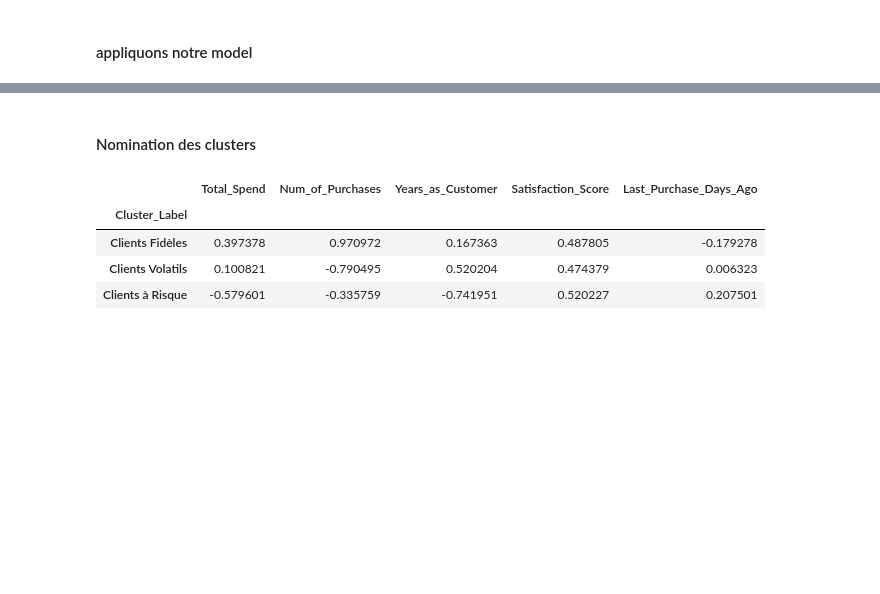
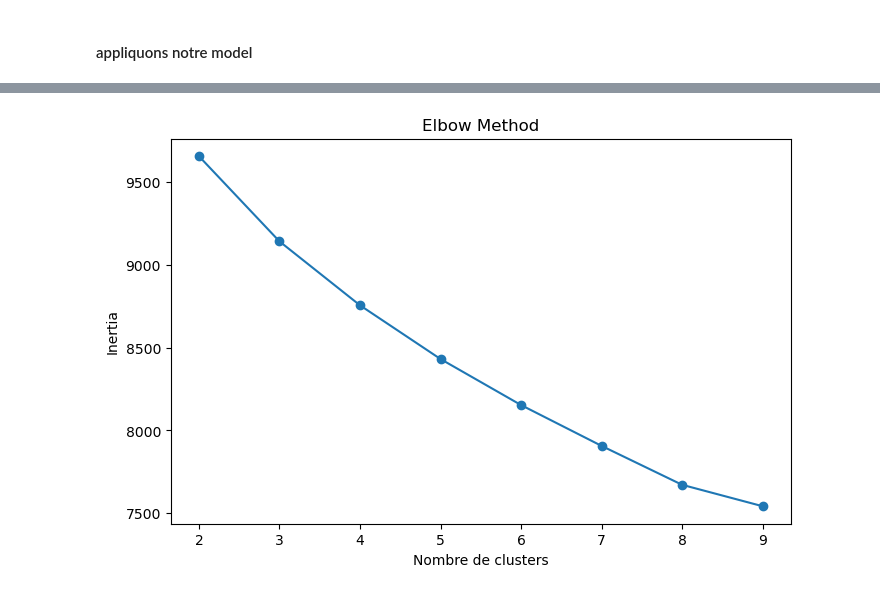
Before and after one commit to DZjeff05/Pr-diction-du-churn-client, a Jupyter notebook: notebook_for_ML/Non_supervisé.ipynb, the cells around one changed output, grey strips where cells are left out. Drawn from its saved outputs; the diff is of its cells as text; code cells hidden in the pictures; blank space fills up the shorter version.

```diff
--- a/notebook_for_ML/Non_supervisé.ipynb
+++ b/notebook_for_ML/Non_supervisé.ipynb
@@ -262,6 +207,0 @@ X = df_encoded.copy()
-# %%
-inertia = []
-for k in range(2,10):
-    km = KMeans(n_clusters=k, random_state=42)
-    km.fit(X)
-    inertia.append(km.inertia_)
@@ -323,2 +207,0 @@ cluster_profile
-# %% [markdown]
-#### Nomination des clusters
@@ -333,14 +207,0 @@ df_encoded['Cluster_Label'] = df_encoded['Cluster'].map(cluster_names)
-# %%
-df_encoded.groupby('Cluster_Label')[[
-    'Total_Spend',
-    'Num_of_Purchases',
-    'Years_as_Customer',
-    'Satisfaction_Score',
-    'Last_Purchase_Days_Ago'
-]].mean()
-# %% [output]
-|  | Total_Spend | Num_of_Purchases | Years_as_Customer | Satisfaction_Score | Last_Purchase_Days_Ago |
-| Cluster_Label |  |  |  |  |  |
-| Clients Fidèles | 0.397378 | 0.970972 | 0.167363 | 0.487805 | -0.179278 |
-| Clients Volatils | 0.100821 | -0.790495 | 0.520204 | 0.474379 | 0.006323 |
-| Clients à Risque | -0.579601 | -0.335759 | -0.741951 | 0.520227 | 0.207501 |
@@ -346,0 +227,31 @@ df_encoded.groupby('Cluster_Label')[[
+# %%
+preprocessor = ColumnTransformer(
+    transformers=[
+        ("minmax", MinMaxScaler(), minmax_cols),
+        ("standard", StandardScaler(), standard_cols),
+        ("cat", OneHotEncoder(drop=None, handle_unknown="ignore"), categorical_cols)
+    ]
+)
+# %%
+from sklearn.cluster import KMeans
+import matplotlib.pyplot as plt
+
+X_preprocessed = preprocessor.fit_transform(
+    df[minmax_cols + standard_cols + categorical_cols]
+)
+
+inertia = []
+
+for k in range(2, 10):
+    km = KMeans(n_clusters=k, random_state=42)
+    km.fit(X_preprocessed)
+    inertia.append(km.inertia_)
+
+plt.figure(figsize=(8, 5))
+plt.plot(range(2, 10), inertia, marker='o')
+plt.xlabel("Nombre de clusters")
+plt.ylabel("Inertia")
+plt.title("Elbow Method")
+plt.show()
+# %% [output]
+[figure, added]
```
Also changed, not shown: parts of 28 cells of this notebook, 5 other files.
